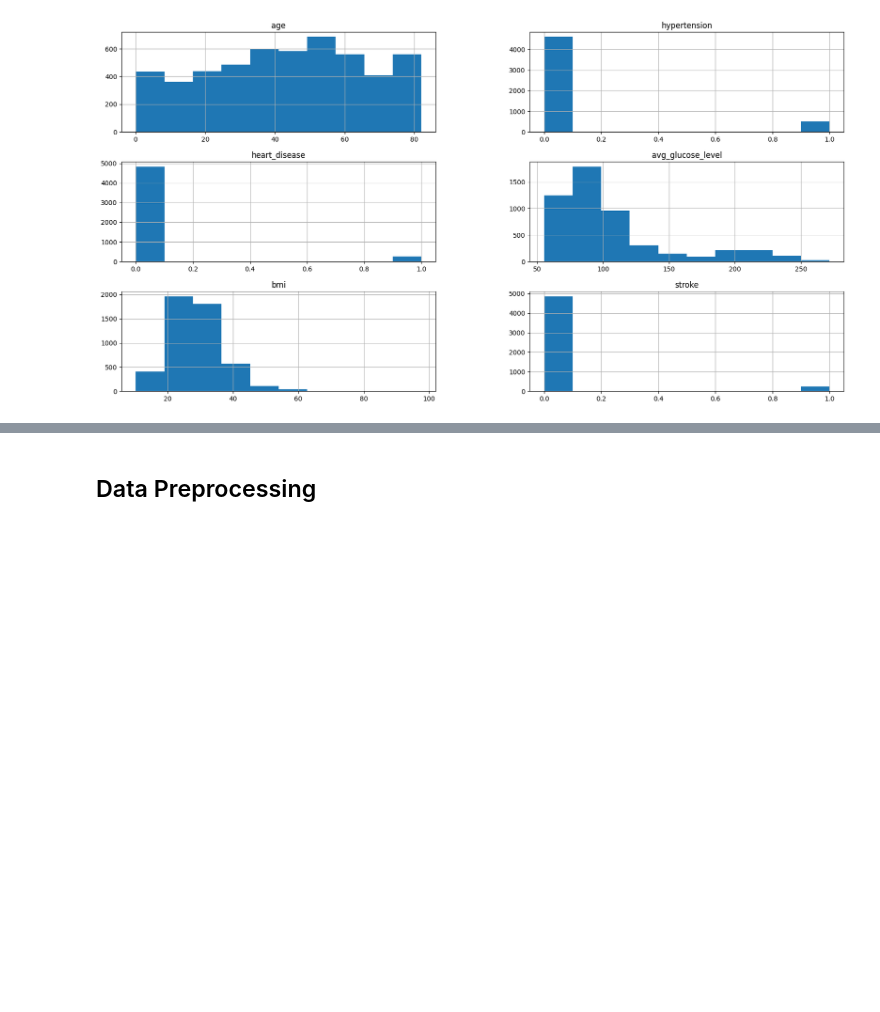
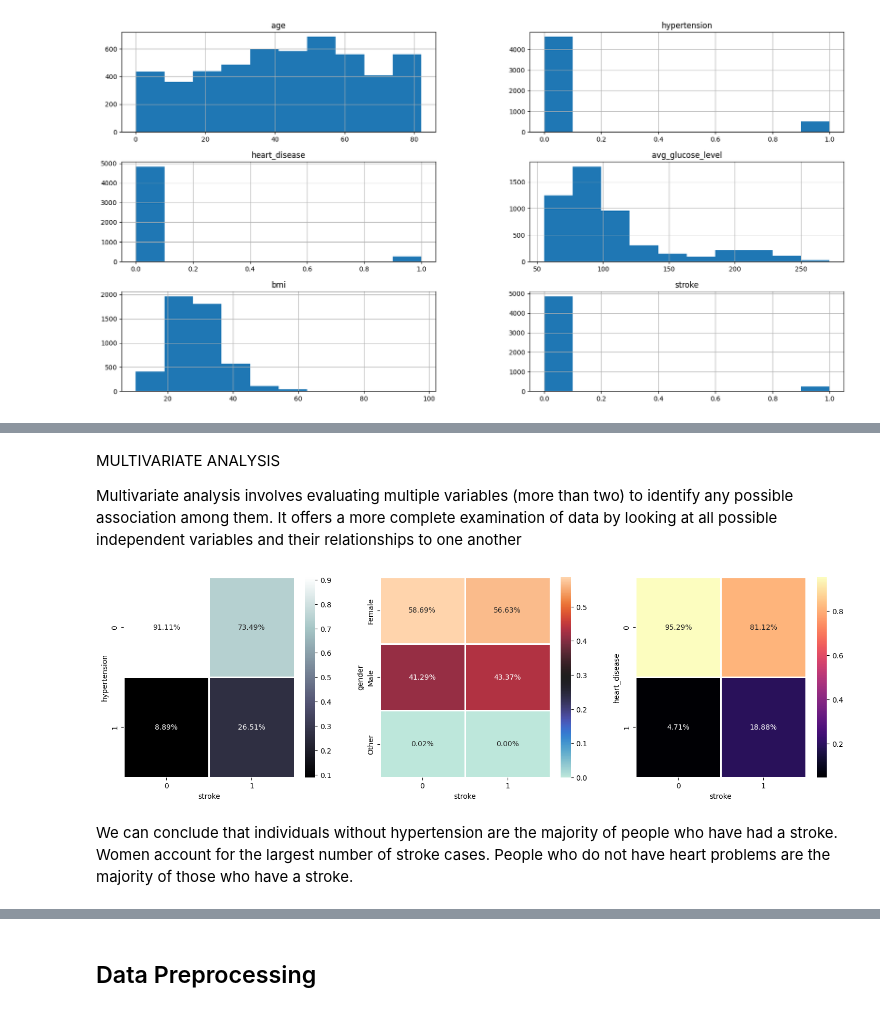
Before and after one commit to Kairos5106/stroke-predictor-machine-learning, a Jupyter notebook: stroke-prediction.ipynb, the cells around one changed output, grey strips where cells are left out. Saved outputs shown, nothing was run; the diff lists cells and outputs as text; code cells hidden in the pictures; blank space fills up the shorter version.

```diff
--- a/stroke-prediction.ipynb
+++ b/stroke-prediction.ipynb
@@ -148,0 +162,27 @@ sns.heatmap(data.corr(), annot=True, cmap="YlGnBu")
+# %% [markdown]
+MULTIVARIATE ANALYSIS
+
+Multivariate analysis involves evaluating multiple variables (more than two) to identify any possible association among them. It offers a more complete examination of data by looking at all possible independent variables and their relationships to one another
+# %%
+#check the possibilities of getting stroke based on these variables: hypertension, gender, heart_disease
+#using heatmap to find the correleation between the above variables and stroke
+fig, ax = plt.subplots(1, 3, figsize=(18,5))
+
+var = ['hypertension', 'gender', 'heart_disease'] #variables to compare
+cmaps = ['bone', 'icefire', 'magma'] #attributes of map
+
+for var, i in zip(var, range(3)):
+    ctab = pd.crosstab(data[var],
+                   data['stroke'],
+                   normalize='columns')
+
+    sns.heatmap(ctab,
+                annot=True,
+                fmt='.2%',
+                ax=ax[i],
+                cmap=cmaps[i],
+                linewidths=1);
+# %% [output]
+[figure, added]
+# %% [markdown]
+We can conclude that individuals without hypertension are the majority of people who have had a stroke. Women account for the largest number of stroke cases. People who do not have heart problems are the majority of those who have a stroke.
```
Also changed, not shown: parts of 28 cells of this notebook.
